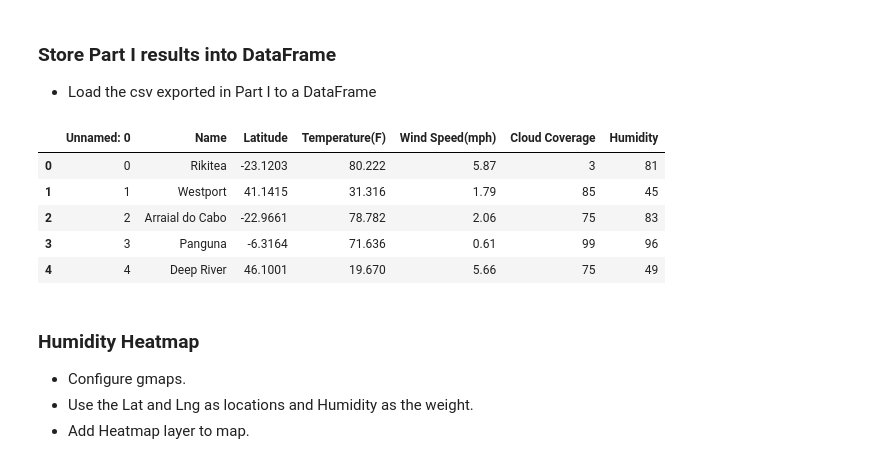
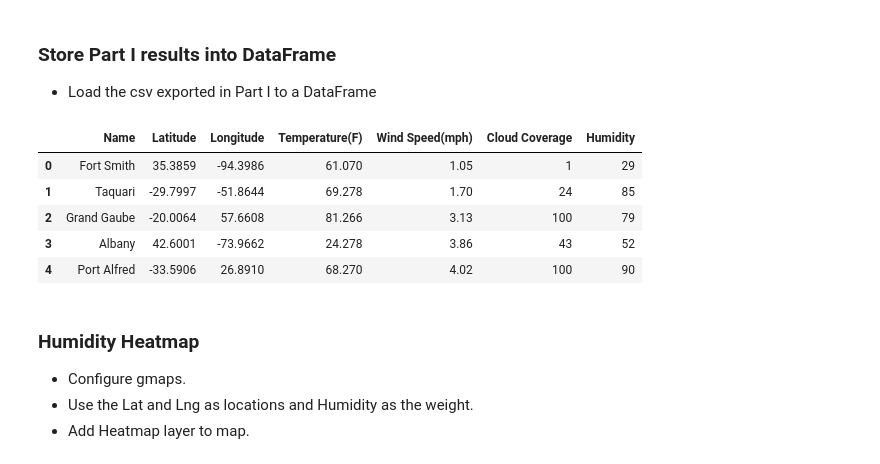
Before and after one commit to bripapp/api-challenge, a Jupyter notebook: main_script/VacationPy.ipynb, the cells around one changed output. Saved outputs shown, nothing was run; the diff lists cells and outputs as text; code cells hidden in the pictures.

```diff
--- a/main_script/VacationPy.ipynb
+++ b/main_script/VacationPy.ipynb
@@ -22,19 +22,19 @@ from api_keys import g_key
 * Load the csv exported in Part I to a DataFrame
 # %%
 # identify file path
-weather_csv = '../output_data/weather_data.csv'
+weather_csv = '../main_script/weather_data.csv'
 
 # turn csv into dataframe
 weather_df = pd.read_csv(weather_csv)
 
 weather_df.head()
 # %% [output]
-|  | Unnamed: 0 | Name | Latitude | Temperature(F) | Wind Speed(mph) | Cloud Coverage | Humidity |
-| 0 | 0 | Rikitea | -23.1203 | 80.222 | 5.87 | 3 | 81 |
-| 1 | 1 | Westport | 41.1415 | 31.316 | 1.79 | 85 | 45 |
-| 2 | 2 | Arraial do Cabo | -22.9661 | 78.782 | 2.06 | 75 | 83 |
-| 3 | 3 | Panguna | -6.3164 | 71.636 | 0.61 | 99 | 96 |
-| 4 | 4 | Deep River | 46.1001 | 19.670 | 5.66 | 75 | 49 |
+|  | Name | Latitude | Longitude | Temperature(F) | Wind Speed(mph) | Cloud Coverage | Humidity |
+| 0 | Fort Smith | 35.3859 | -94.3986 | 61.070 | 1.05 | 1 | 29 |
+| 1 | Taquari | -29.7997 | -51.8644 | 69.278 | 1.70 | 24 | 85 |
+| 2 | Grand Gaube | -20.0064 | 57.6608 | 81.266 | 3.13 | 100 | 79 |
+| 3 | Albany | 42.6001 | -73.9662 | 24.278 | 3.86 | 43 | 52 |
+| 4 | Port Alfred | -33.5906 | 26.8910 | 68.270 | 4.02 | 100 | 90 |
 # %% [markdown]
 ### Humidity Heatmap
 * Configure gmaps.
```
Also changed, not shown: parts of 2 cells of this notebook, 2 other files.
